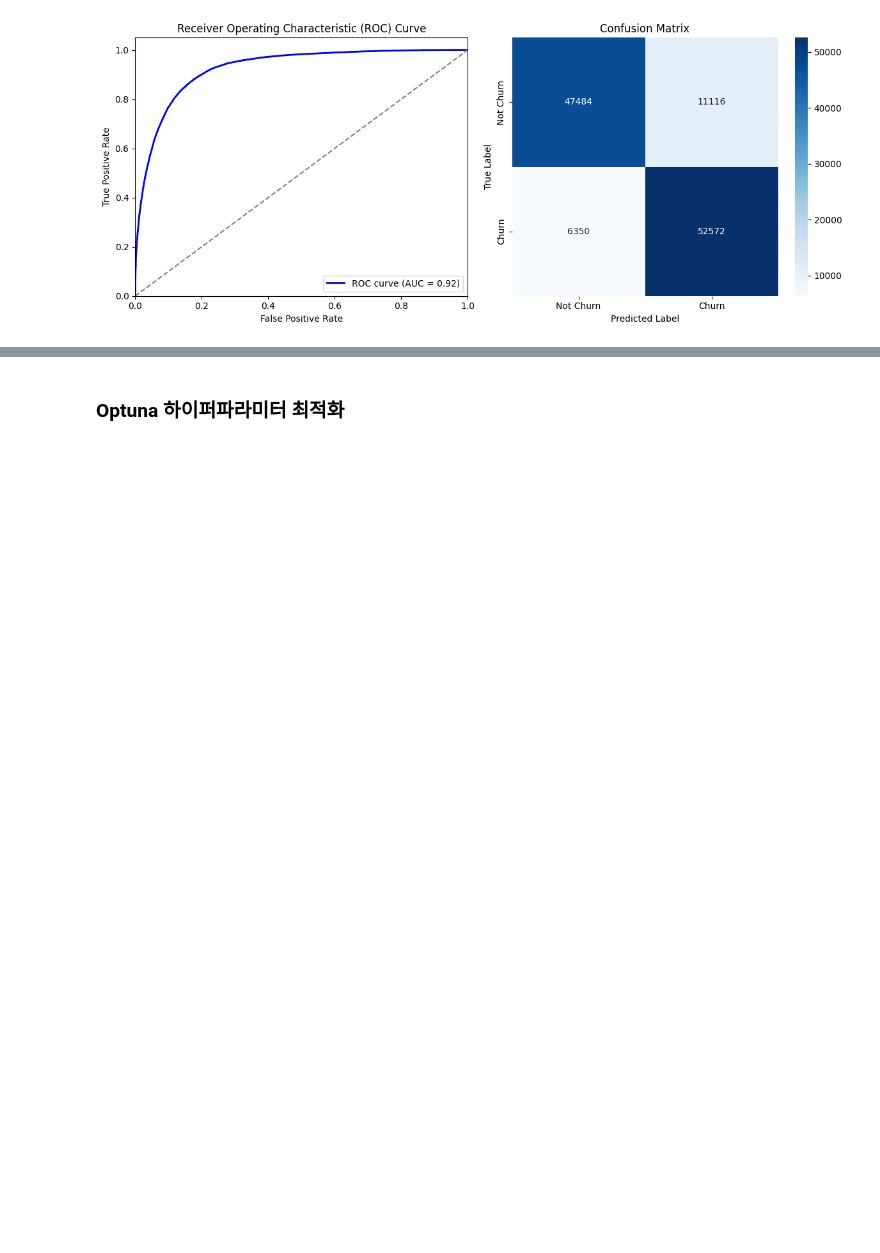
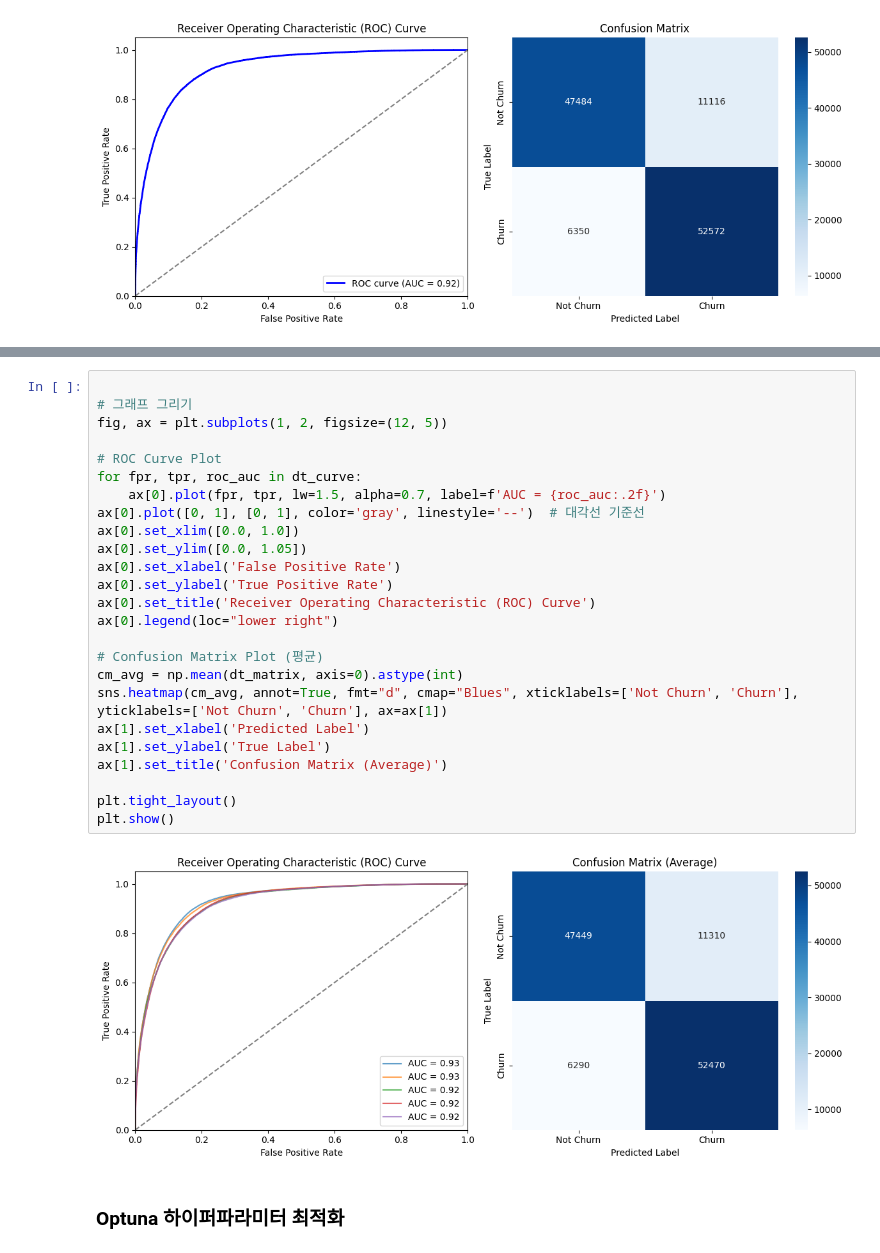
Before and after one commit to SKNETWORKS-FAMILY-AICAMP/SKN09-2nd-2Team, a Jupyter notebook: dain/LightGBM.ipynb, the cells around one changed output, grey strips where cells are left out. Saved outputs shown, nothing was run; the diff lists cells and outputs as text; blank space fills up the shorter version.

```diff
--- a/dain/LightGBM.ipynb
+++ b/dain/LightGBM.ipynb
@@ -237,3 +304,30 @@ plt.show()
+# %%
+
+# 그래프 그리기
+fig, ax = plt.subplots(1, 2, figsize=(12, 5))
+
+# ROC Curve Plot
+for fpr, tpr, roc_auc in dt_curve:
+    ax[0].plot(fpr, tpr, lw=1.5, alpha=0.7, label=f'AUC = {roc_auc:.2f}')
+ax[0].plot([0, 1], [0, 1], color='gray', linestyle='--')  # 대각선 기준선
+ax[0].set_xlim([0.0, 1.0])
+ax[0].set_ylim([0.0, 1.05])
+ax[0].set_xlabel('False Positive Rate')
+ax[0].set_ylabel('True Positive Rate')
+ax[0].set_title('Receiver Operating Characteristic (ROC) Curve')
+ax[0].legend(loc="lower right")
+
+# Confusion Matrix Plot (평균)
+cm_avg = np.mean(dt_matrix, axis=0).astype(int)
+sns.heatmap(cm_avg, annot=True, fmt="d", cmap="Blues", xticklabels=['Not Churn', 'Churn'], yticklabels=['Not Churn', 'Churn'], ax=ax[1])
+ax[1].set_xlabel('Predicted Label')
+ax[1].set_ylabel('True Label')
+ax[1].set_title('Confusion Matrix (Average)')
+
+plt.tight_layout()
+plt.show()
+# %% [output]
+[figure, added]
 # %% [markdown]
 ### Optuna 하이퍼파라미터 최적화
 # %%
```
Also changed, not shown: parts of 4 cells of this notebook, 6 other files.
